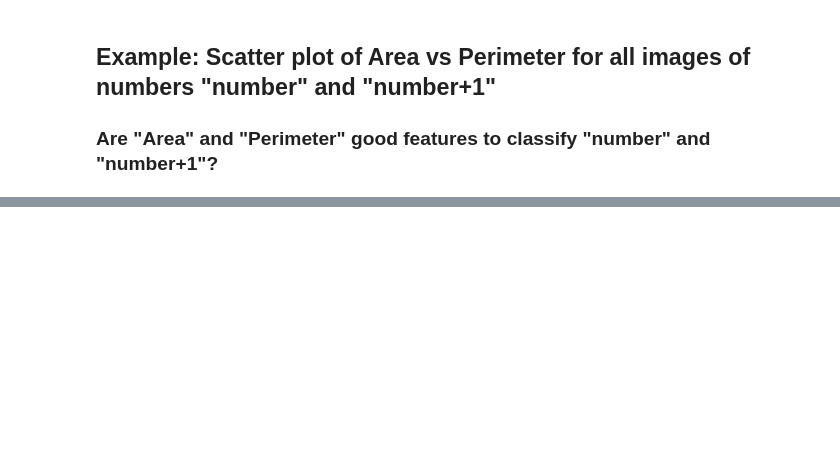
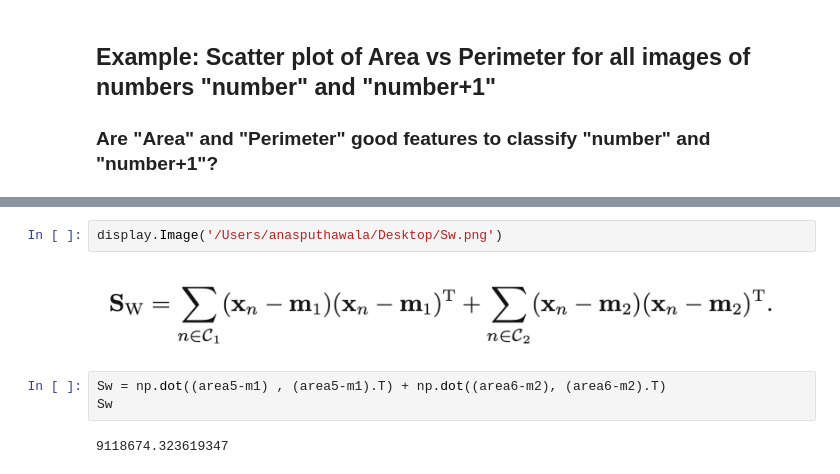
Before and after one commit to axiom9/ECE566_Machine-DeepLearning, a Jupyter notebook: Project_1/src/Feature_extraction_example.ipynb, the cells around one changed output, grey strips where cells are left out. Saved outputs shown, nothing was run; the diff lists cells and outputs as text; blank space fills up the shorter version.

```diff
--- a/Project_1/src/Feature_extraction_example.ipynb
+++ b/Project_1/src/Feature_extraction_example.ipynb
@@ -137,0 +173,9 @@ plt.legend()
+# %%
+display.Image('/Users/anasputhawala/Desktop/Sw.png')
+# %% [output]
+[figure, added]
+# %%
+Sw = np.dot((area5-m1) , (area5-m1).T) + np.dot((area6-m2), (area6-m2).T)
+Sw
+# %% [output]
+9118674.323619347
```
Also changed, not shown: parts of 12 cells of this notebook, 4 other files.
